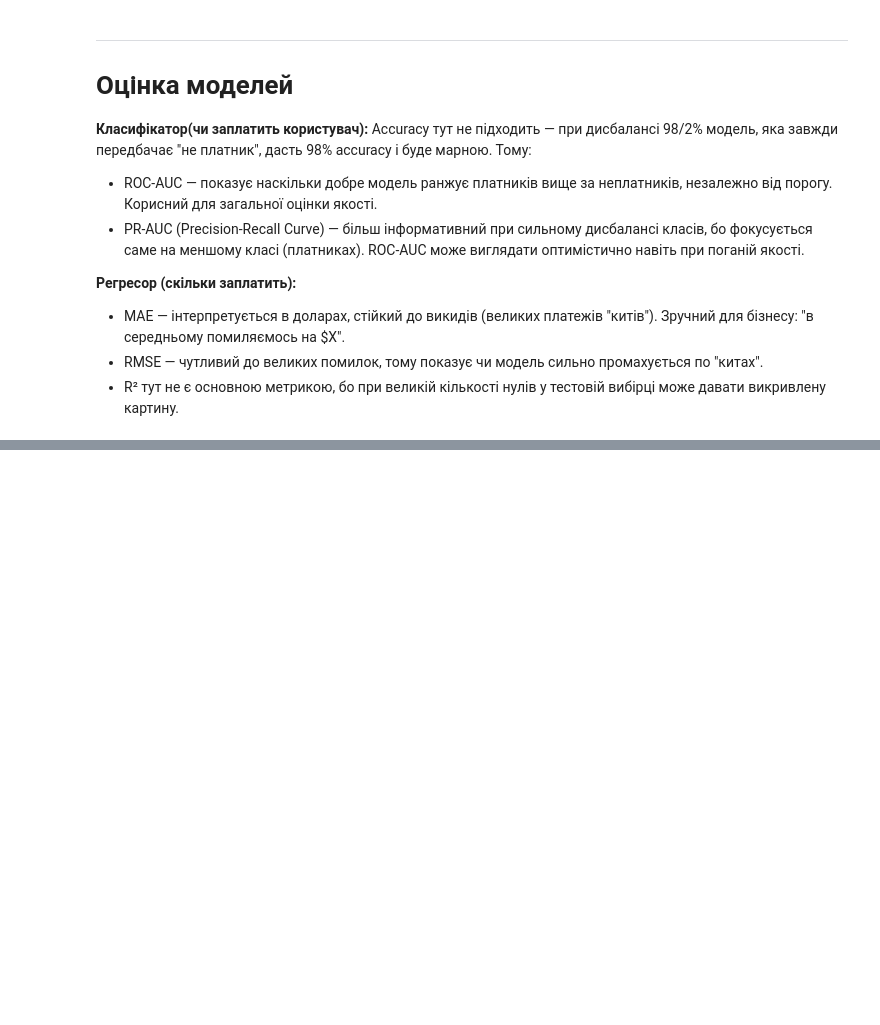
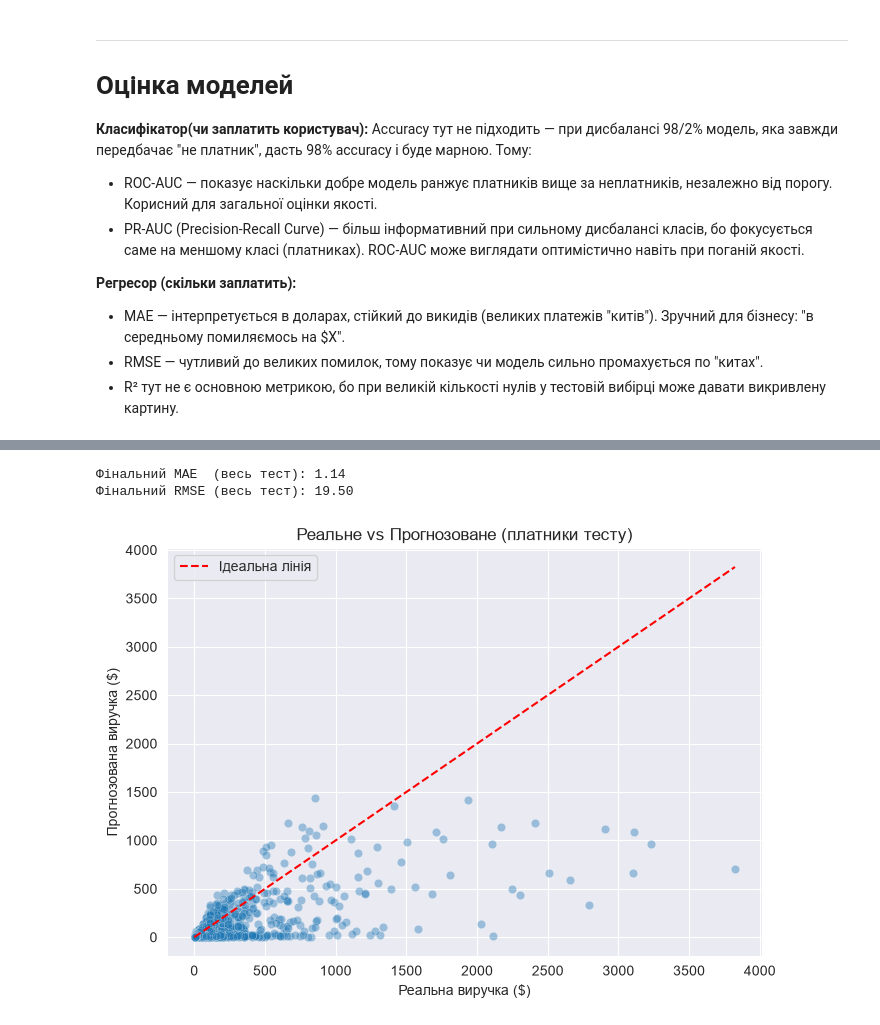
Before and after one commit to Chuchman-Dima/Data-Scientist-Test-Task, a Jupyter notebook: src/ipynb/model.ipynb, the cells around one changed output, grey strips where cells are left out. Drawn from its saved outputs; the diff is of its cells as text; code cells hidden in the pictures; blank space fills up the shorter version.

```diff
--- a/src/ipynb/model.ipynb
+++ b/src/ipynb/model.ipynb
@@ -512,6 +547,12 @@ You can set `force_col_wise=true` to remove the overhead.
 [LightGBM] [Warning] No further splits with positive gain, best gain: -inf
 [LightGBM] [Warning] No further splits with positive gain, best gain: -inf
 Найкращі параметри Регресора: {'max_depth': 4, 'min_child_samples': 50, 'num_leaves': 31, 'reg_lambda': 10.0}
+# %%
+# Фінальний прогноз = P(заплатить) * E(скільки заплатить)
+# Математичне очікування виручки для кожного юзера
+proba = grid_clf.best_estimator_.predict_proba(X_test)[:, 1]
+pred_reg = predicted_amount_test
+final_pred = proba * pred_reg
 # %% [markdown]
 ___________________________
 # Оцінка моделей
@@ -529,0 +620,24 @@ Accuracy тут не підходить — при дисбалансі 98/2% м
+# %%
+# Оцінка фінального прогнозу (на всій тестовій вибірці)
+
+mae_final  = mean_absolute_error(y_test, final_pred)
+rmse_final = np.sqrt(mean_squared_error(y_test, final_pred))
+
+print(f"Фінальний MAE  (весь тест): {mae_final:.2f}")
+print(f"Фінальний RMSE (весь тест): {rmse_final:.2f}")
+
+# Scatter: реальне vs прогнозоване (тільки на платниках — зручніше читати)
+fig, ax = plt.subplots(figsize=(7, 5))
+ax.scatter(y_true_payers, y_pred_payers, alpha=0.4, edgecolors="white", linewidths=0.3)
+max_val = max(y_true_payers.max(), y_pred_payers.max())
+ax.plot([0, max_val], [0, max_val], color="red", linestyle="--", label="Ідеальна лінія")
+ax.set_xlabel("Реальна виручка ($)")
+ax.set_ylabel("Прогнозована виручка ($)")
+ax.set_title("Реальне vs Прогнозоване (платники тесту)")
+ax.legend()
+plt.tight_layout()
+plt.show()
+# %% [output]
+Фінальний MAE  (весь тест): 1.14
+Фінальний RMSE (весь тест): 19.50
+[figure, added]
```
Also changed, not shown: parts of 13 cells of this notebook.
